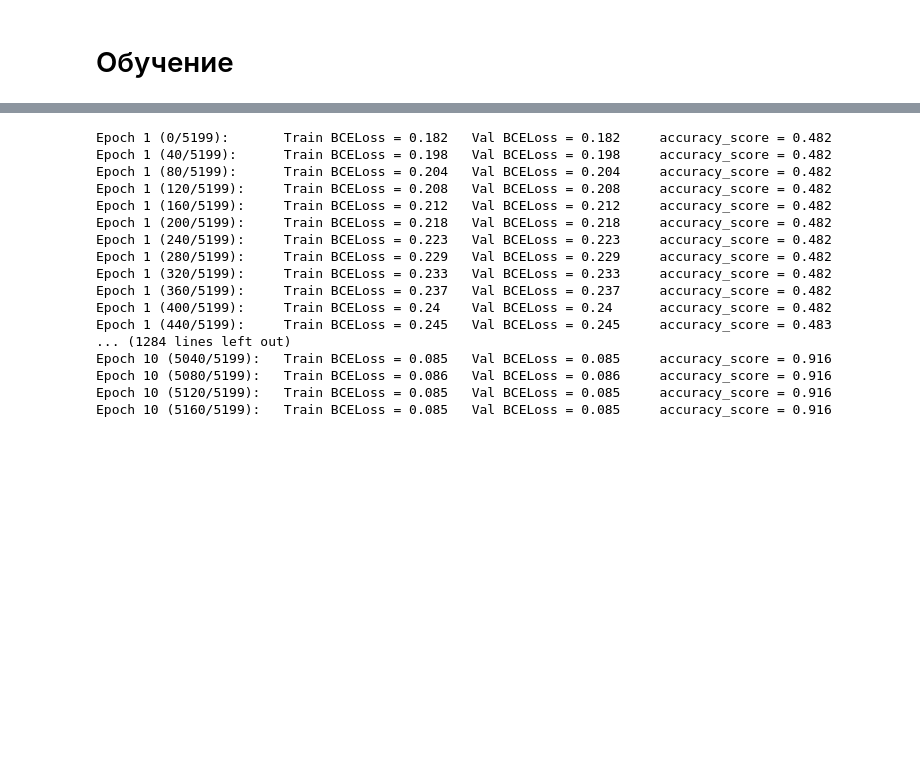
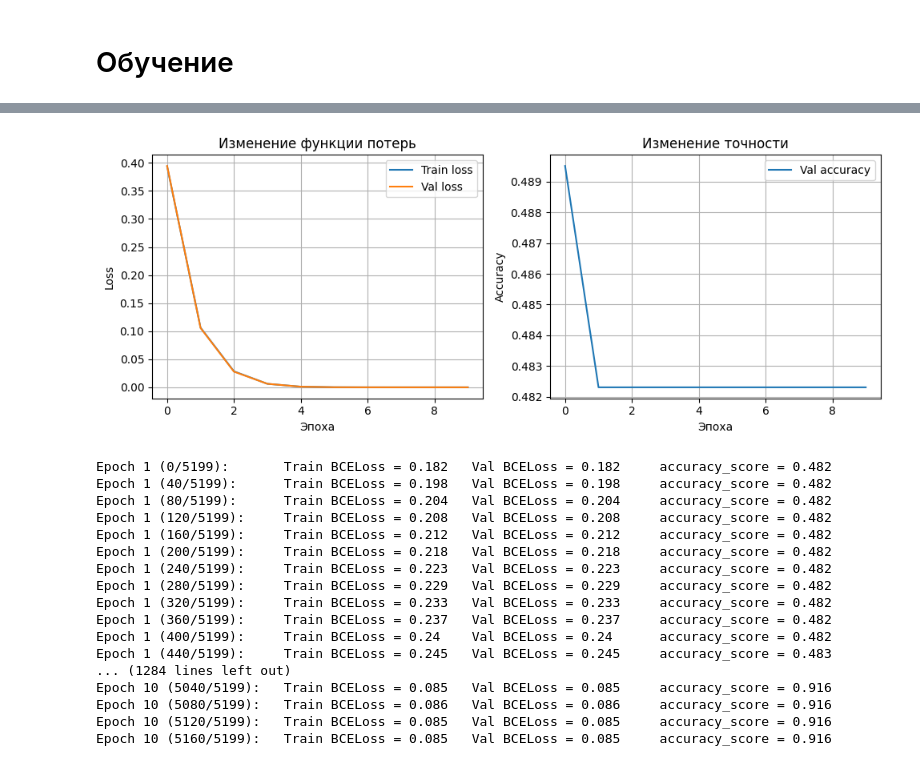
Before and after one commit to EgorChernov5/FFAIO, a Jupyter notebook: notebooks/lab1.ipynb, the cells around one changed output, grey strips where cells are left out. Cells and saved outputs as stored; diff of their text form; code cells hidden in the pictures; blank space fills up the shorter version.

```diff
--- a/notebooks/lab1.ipynb
+++ b/notebooks/lab1.ipynb
@@ -272,10 +272,11 @@ X_train, X_val, y_train, y_val = train_test_split(X_train, y_train, test_size=0.
 model = MLP([
     LinearLayer(in_features=X_train.shape[1], out_features=25, bias=True), SigmoidActivation(),
     LinearLayer(in_features=25, out_features=25, bias=True), SigmoidActivation(),
-    LinearLayer(in_features=25, out_features=2, bias=True), SigmoidActivation()
+    LinearLayer(in_features=25, out_features=1, bias=True), SigmoidActivation()
 ])
 # Инициализируем Loss и оптимизатор
-loss = BCELoss()
+# loss = BCELoss()
+loss = CrossEntropyLoss()
 data_loader = ShuffleLoader(batch_size=4)
 optimizer = GDOptimizer(
     model_weights_layers=model.get_weights_layers(),
@@ -293,2 +296,13 @@ def postprocess(inputs: np.ndarray) -> np.ndarray:
 # %% [markdown]
 # Обучение
+# %%
+# Задаём параметры обучения и запускаем его
+n_epochs = 10
+verbose_n_batch_multiple = 10
+model.train_model(
+    n_epochs,
+    X_train, y_train, X_val, y_val,
+    loss, optimizer,
+    postprocess=postprocess, count_metric=accuracy_score,
+    verbose_n_batch_multiple=verbose_n_batch_multiple
+)
@@ -295,3 +327,30 @@ def postprocess(inputs: np.ndarray) -> np.ndarray:
+# %%
+# Строим графики
+plt.figure(figsize=(10, 4))
+
+# --- График потерь ---
+plt.subplot(1, 2, 1)
+plt.plot(model.losses_train, label='Train loss')
+plt.plot(model.losses_val, label='Val loss')
+plt.xlabel('Эпоха')
+plt.ylabel('Loss')
+plt.title('Изменение функции потерь')
+plt.legend()
+plt.grid(True)
+
+# --- График точности ---
+plt.subplot(1, 2, 2)
+plt.plot(model.metrics_val, label='Val accuracy')
+plt.xlabel('Эпоха')
+plt.ylabel('Accuracy')
+plt.title('Изменение точности')
+plt.legend()
+plt.grid(True)
+
+plt.tight_layout()
+plt.show()
+# %% [output]
+[figure, added]
 # %%
 # Задаём параметры обучения и запускаем его
 n_epochs = 10
```
Also changed, not shown: parts of 4 cells of this notebook, 7 other files.
